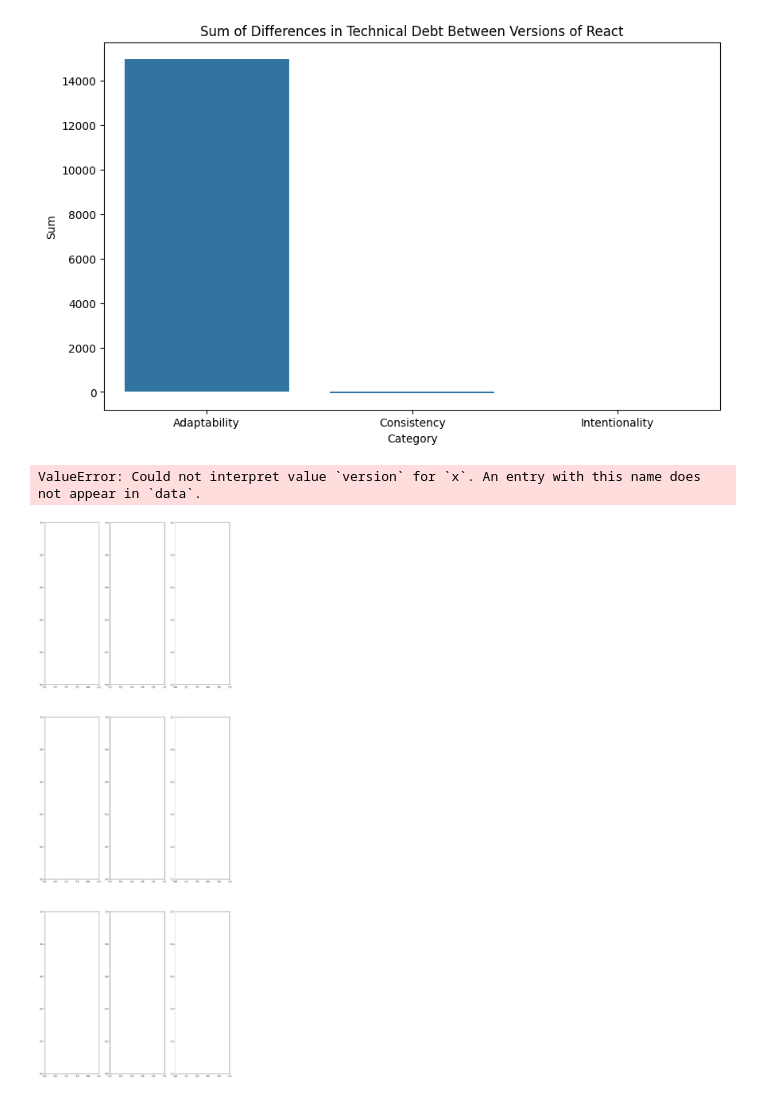
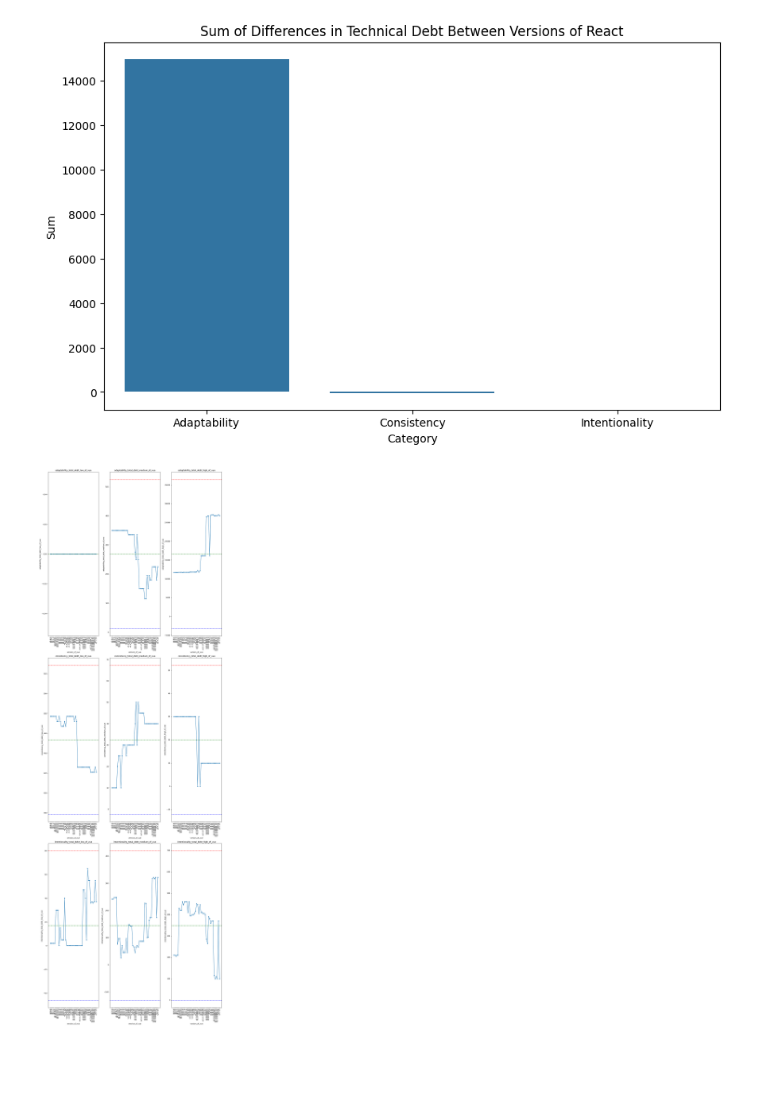
Before and after one commit to NotAlpha45/Analysis-of-Code-Smell-and-Refactoring, a Jupyter notebook: Code/Analysis/RQ2/vue_analysis.ipynb, the cells around one changed output. Drawn from its saved outputs; the diff is of its cells as text; code cells hidden in the pictures; blank space fills up the shorter version.

Commit message:
fixed the error for react and vue analysis of RQ2

```diff
--- a/Code/Analysis/RQ2/vue_analysis.ipynb
+++ b/Code/Analysis/RQ2/vue_analysis.ipynb
@@ -82,34 +82,33 @@ def plot_control_charts(df, columns, version_col):
     num_rows = 3
     num_cols = 3
 
     fig, axs = plt.subplots(num_rows, num_cols, figsize=(15, 15*num_rows))
 
     # Create line plots
     for i, col in enumerate(columns):
         row = i // num_cols
         col_idx = i % num_cols
 
         # Calculate mean and standard deviation for each column
         mean = df[col].mean()
         std = df[col].std()
 
         # Calculate LCL and UCL for each column
         lcl = mean - 3*std
         ucl = mean + 3*std
 
         # Plot the data
         sns.lineplot(x=version_col, y=col, data=df, ax=axs[row, col_idx], marker ='o')
         axs[row, col_idx].axhline(lcl, color='b', linestyle='--')
         axs[row, col_idx].axhline(ucl, color='r', linestyle='--')
         axs[row, col_idx].axhline(mean, color='g', linestyle='--')
-        axs[row, col_idx].set_title(col +)
+        axs[row, col_idx].set_title(col)
         axs[row, col_idx].set_xticklabels(axs[row, col_idx].get_xticklabels(), rotation=90)
 
     plt.tight_layout()
     plt.show()
 
 # Usage:
-plot_control_charts(df, ['adaptability_total_debt_low_of_vue', 'adaptability_total_debt_medium_of_vue', 'adaptability_total_debt_high_of_vue', 'consistency_total_debt_low_of_vue', 'consistency_total_debt_medium_of_vue', 'consistency_total_debt_high_of_vue', 'intentionality_total_debt_low_of_vue','intentionality_total_debt_medium_of_vue', 'intentionality_total_debt_high_of_vue'], 'version')
+plot_control_charts(df, ['adaptability_total_debt_low_of_vue', 'adaptability_total_debt_medium_of_vue', 'adaptability_total_debt_high_of_vue', 'consistency_total_debt_low_of_vue', 'consistency_total_debt_medium_of_vue', 'consistency_total_debt_high_of_vue', 'intentionality_total_debt_low_of_vue','intentionality_total_debt_medium_of_vue', 'intentionality_total_debt_high_of_vue'], 'version_of_vue')
 # %% [output]
-ValueError: Could not interpret value `version` for `x`. An entry with this name does not appear in `data`.
-[figure, old version]
+[figure, new version]
```
Also changed, not shown: 1 other file.
